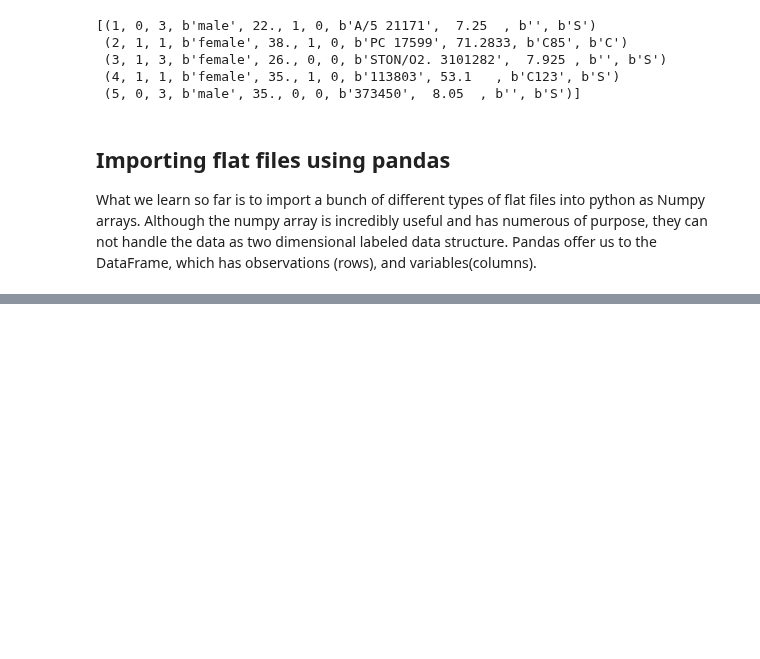
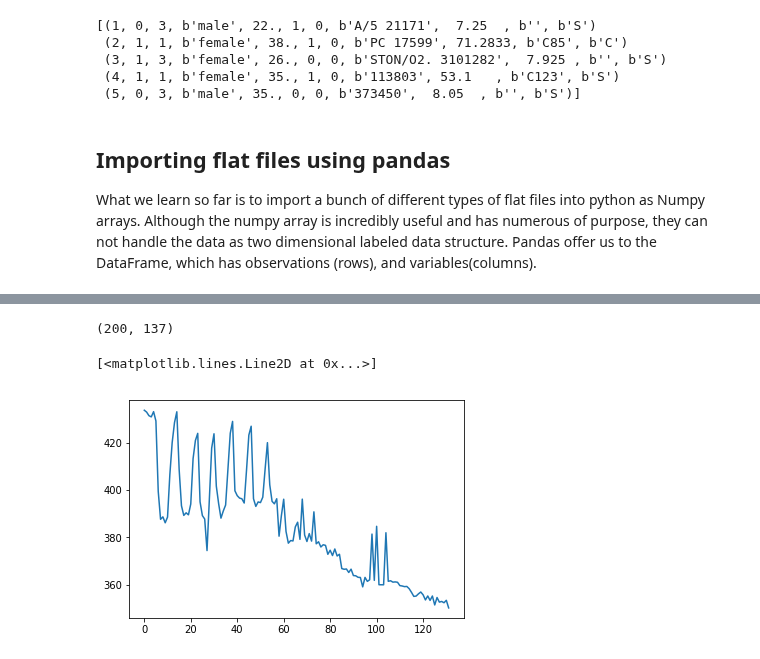
Before and after one commit to aysbt/DataCamp, a Jupyter notebook: Importing_Data_in_Python_part1.ipynb, the cells around one changed output, grey strips where cells are left out. Cells and saved outputs as stored; diff of their text form; code cells hidden in the pictures; blank space fills up the shorter version.

```diff
--- a/Importing_Data_in_Python_part1.ipynb
+++ b/Importing_Data_in_Python_part1.ipynb
@@ -159,0 +345,9 @@ Handling read_csv() function under different circumstances
+# %%
+#Import the package scipy.io
+import scipy.io
+
+#load MATLAB file into df_mat
+df_mat = scipy.io.loadmat('data/ja_data2.mat')
+print(type(df_mat))
+#print the keys of MATLAB dictionary
+print(df_mat.keys())
@@ -159,0 +373,12 @@ Handling read_csv() function under different circumstances
+# %%
+print(np.shape(df_mat['cfpNuc']))
+# %% [output]
+(200, 137)
+# %%
+data = df_mat['cfpNuc'][25, 5:]
+plt.xlabel('time (min)')
+plt.
+plt.plot(data)
+# %% [output]
+[<matplotlib.lines.Line2D at 0x...>]
+[figure, added]
```
Also changed, not shown: parts of 23 cells of this notebook.
